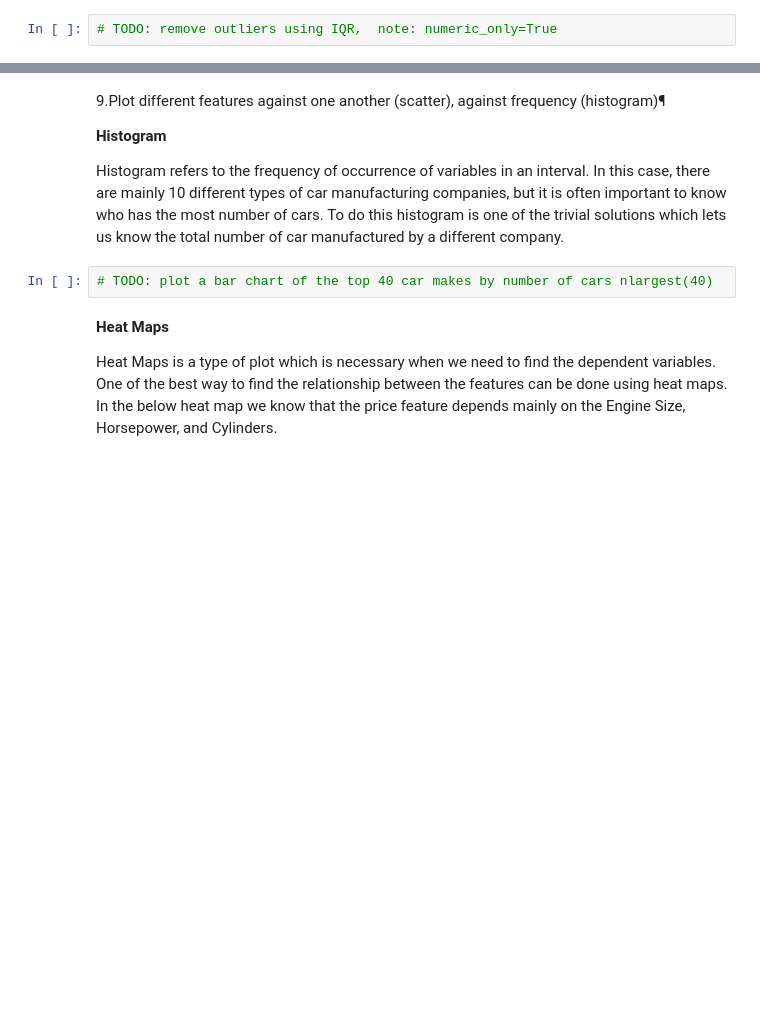
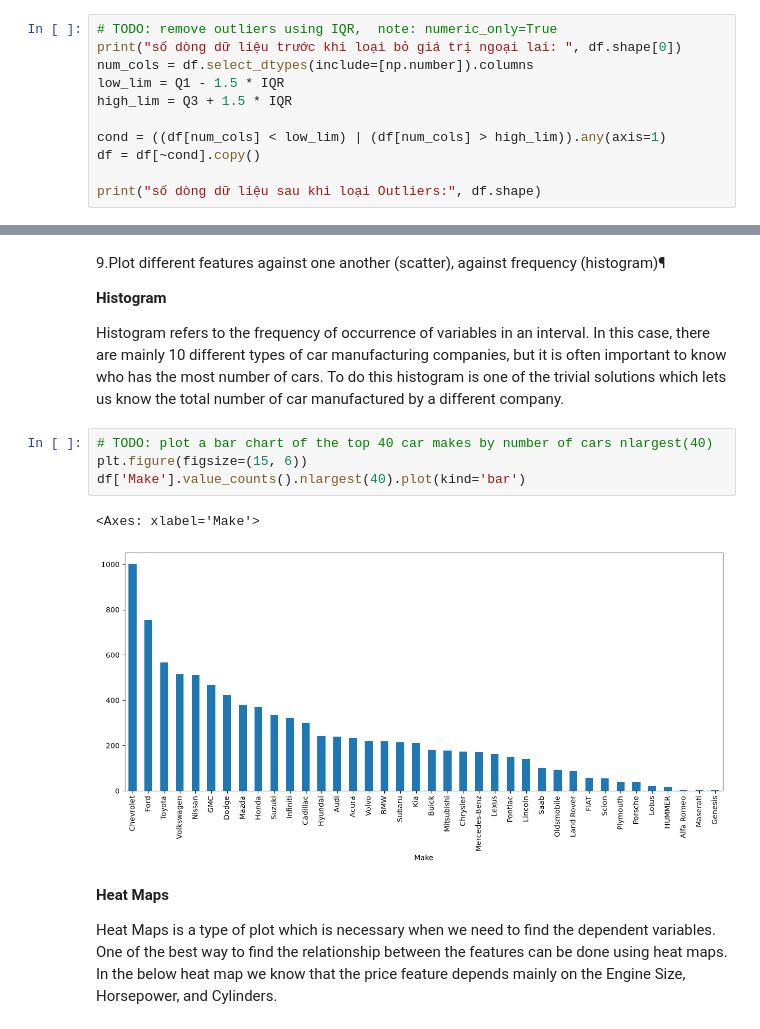
Before and after one commit to HuyBlaBlo/Data_analyst, a Jupyter notebook: Practice/w3/w3_1_24708481.ipynb, the cells around one changed output, grey strips where cells are left out. Drawn from its saved outputs; the diff is of its cells as text; blank space fills up the shorter version.

```diff
--- a/Practice/w3/w3_1_24708481.ipynb
+++ b/Practice/w3/w3_1_24708481.ipynb
@@ -283,3 +301,12 @@ print("----------IQR----------\n",IQR)
 Don't worry about the above values because it's not important to know each and every one of them because it's just important to know how to use this technique in order to remove the outliers.
 # %%
 # TODO: remove outliers using IQR,  note: numeric_only=True
+print("số dòng dữ liệu trước khi loại bỏ giá trị ngoại lai: ", df.shape[0])
+num_cols = df.select_dtypes(include=[np.number]).columns
+low_lim = Q1 - 1.5 * IQR
+high_lim = Q3 + 1.5 * IQR
+
+cond = ((df[num_cols] < low_lim) | (df[num_cols] > high_lim)).any(axis=1)
+df = df[~cond].copy()
+
+print("số dòng dữ liệu sau khi loại Outliers:", df.shape)
@@ -294,6 +324,11 @@ As seen above there were around 1600 rows were outliers. But you cannot complete
 Histogram refers to the frequency of occurrence of variables in an interval. In this case, there are mainly 10 different types of car manufacturing companies, but it is often important to know who has the most number of cars. To do this histogram is one of the trivial solutions which lets us know the total number of car manufactured by a different company.
 # %%
 # TODO: plot a bar chart of the top 40 car makes by number of cars nlargest(40)
+plt.figure(figsize=(15, 6))
+df['Make'].value_counts().nlargest(40).plot(kind='bar')
+# %% [output]
+<Axes: xlabel='Make'>
+[figure, added]
 # %% [markdown]
 **Heat Maps**
 
```
Also changed, not shown: parts of 14 cells of this notebook, 1 other file.
